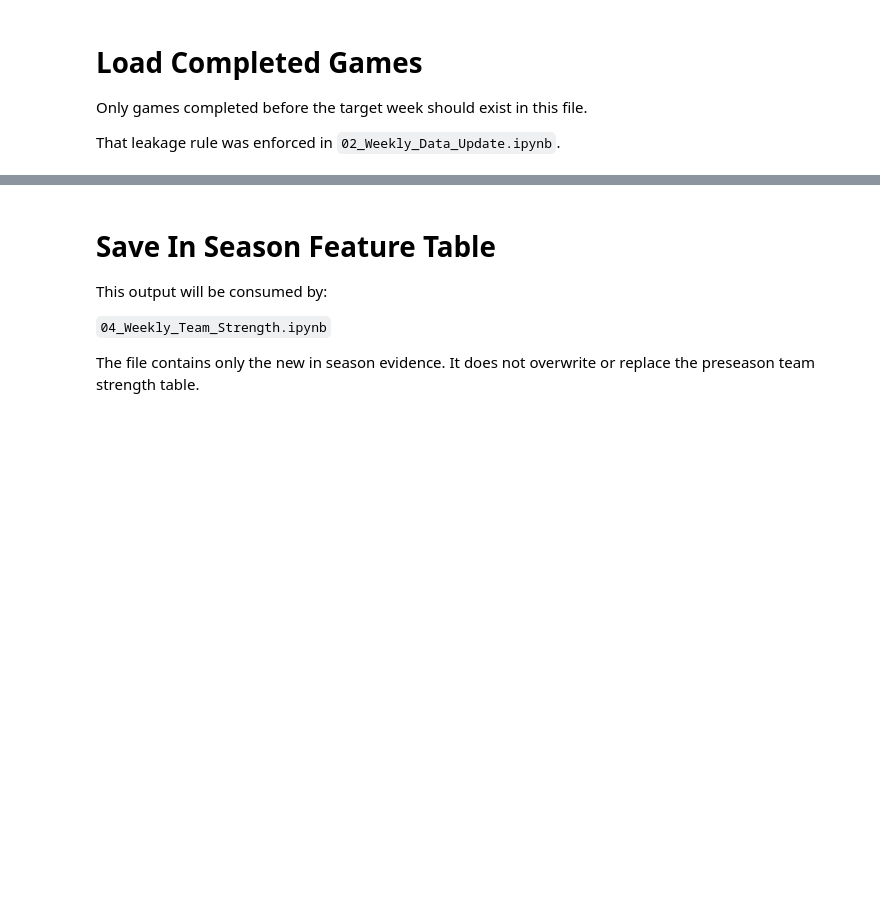
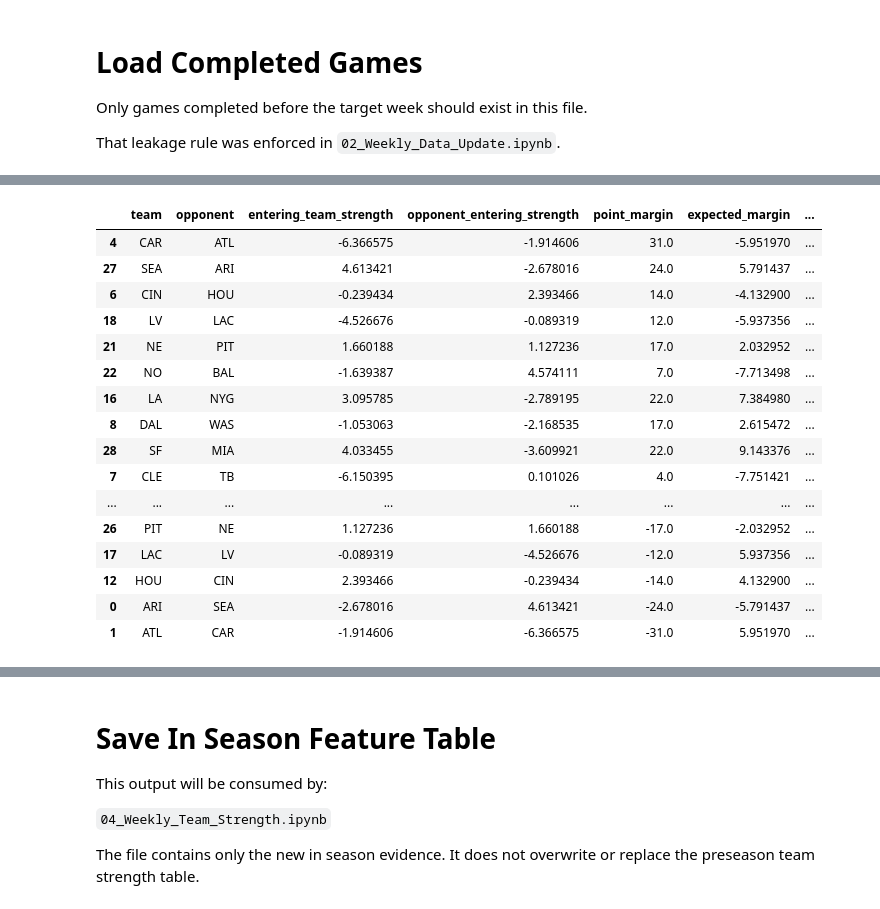
Before and after one commit to ethanfr10/NFL-Season-Projections, a Jupyter notebook: weekly_projections/notebooks/03_Inseason_Feature_Engineering.ipynb, the cells around one changed output, grey strips where cells are left out. Saved outputs shown, nothing was run; the diff lists cells and outputs as text; code cells hidden in the pictures; blank space fills up the shorter version.

```diff
--- a/weekly_projections/notebooks/03_Inseason_Feature_Engineering.ipynb
+++ b/weekly_projections/notebooks/03_Inseason_Feature_Engineering.ipynb
@@ -597,0 +382,52 @@ We want:
+# %%
+HOME_FIELD_POINTS = 1.5
+
+team_games["expected_margin"] = (
+    team_games["entering_team_strength"]
+    - team_games["opponent_entering_strength"]
+    + np.where(
+        team_games["is_home"] == 1,
+        HOME_FIELD_POINTS,
+        -HOME_FIELD_POINTS
+    )
+)
+
+team_games["performance_residual"] = (
+    team_games["point_margin"]
+    - team_games["expected_margin"]
+)
+
+display(
+    team_games[
+        [
+            "team",
+            "opponent",
+            "entering_team_strength",
+            "opponent_entering_strength",
+            "point_margin",
+            "expected_margin",
+            "performance_residual"
+        ]
+    ].sort_values(
+        "performance_residual",
+        ascending=False
+    )
+)
+# %% [output]
+|  | team | opponent | entering_team_strength | opponent_entering_strength | point_margin | expected_margin | ... |
+| 4 | CAR | ATL | -6.366575 | -1.914606 | 31.0 | -5.951970 | ... |
+| 27 | SEA | ARI | 4.613421 | -2.678016 | 24.0 | 5.791437 | ... |
+| 6 | CIN | HOU | -0.239434 | 2.393466 | 14.0 | -4.132900 | ... |
+| 18 | LV | LAC | -4.526676 | -0.089319 | 12.0 | -5.937356 | ... |
+| 21 | NE | PIT | 1.660188 | 1.127236 | 17.0 | 2.032952 | ... |
+| 22 | NO | BAL | -1.639387 | 4.574111 | 7.0 | -7.713498 | ... |
+| 16 | LA | NYG | 3.095785 | -2.789195 | 22.0 | 7.384980 | ... |
+| 8 | DAL | WAS | -1.053063 | -2.168535 | 17.0 | 2.615472 | ... |
+| 28 | SF | MIA | 4.033455 | -3.609921 | 22.0 | 9.143376 | ... |
+| 7 | CLE | TB | -6.150395 | 0.101026 | 4.0 | -7.751421 | ... |
+| ... | ... | ... | ... | ... | ... | ... | ... |
+| 26 | PIT | NE | 1.127236 | 1.660188 | -17.0 | -2.032952 | ... |
+| 17 | LAC | LV | -0.089319 | -4.526676 | -12.0 | 5.937356 | ... |
+| 12 | HOU | CIN | 2.393466 | -0.239434 | -14.0 | 4.132900 | ... |
+| 0 | ARI | SEA | -2.678016 | 4.613421 | -24.0 | -5.791437 | ... |
+| 1 | ATL | CAR | -1.914606 | -6.366575 | -31.0 | 5.951970 | ... |
```
Also changed, not shown: parts of 34 cells of this notebook, 9 other files.
